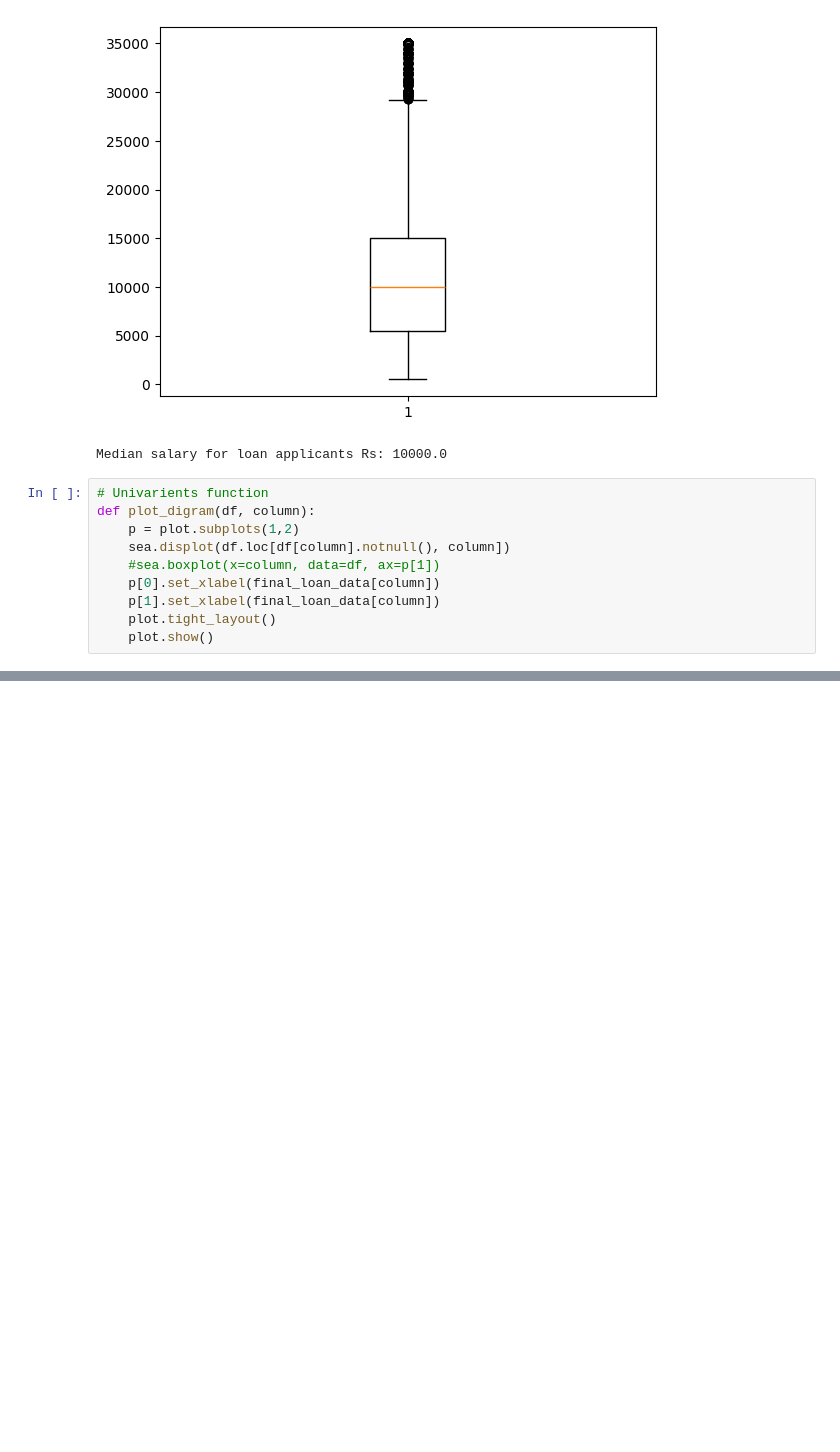
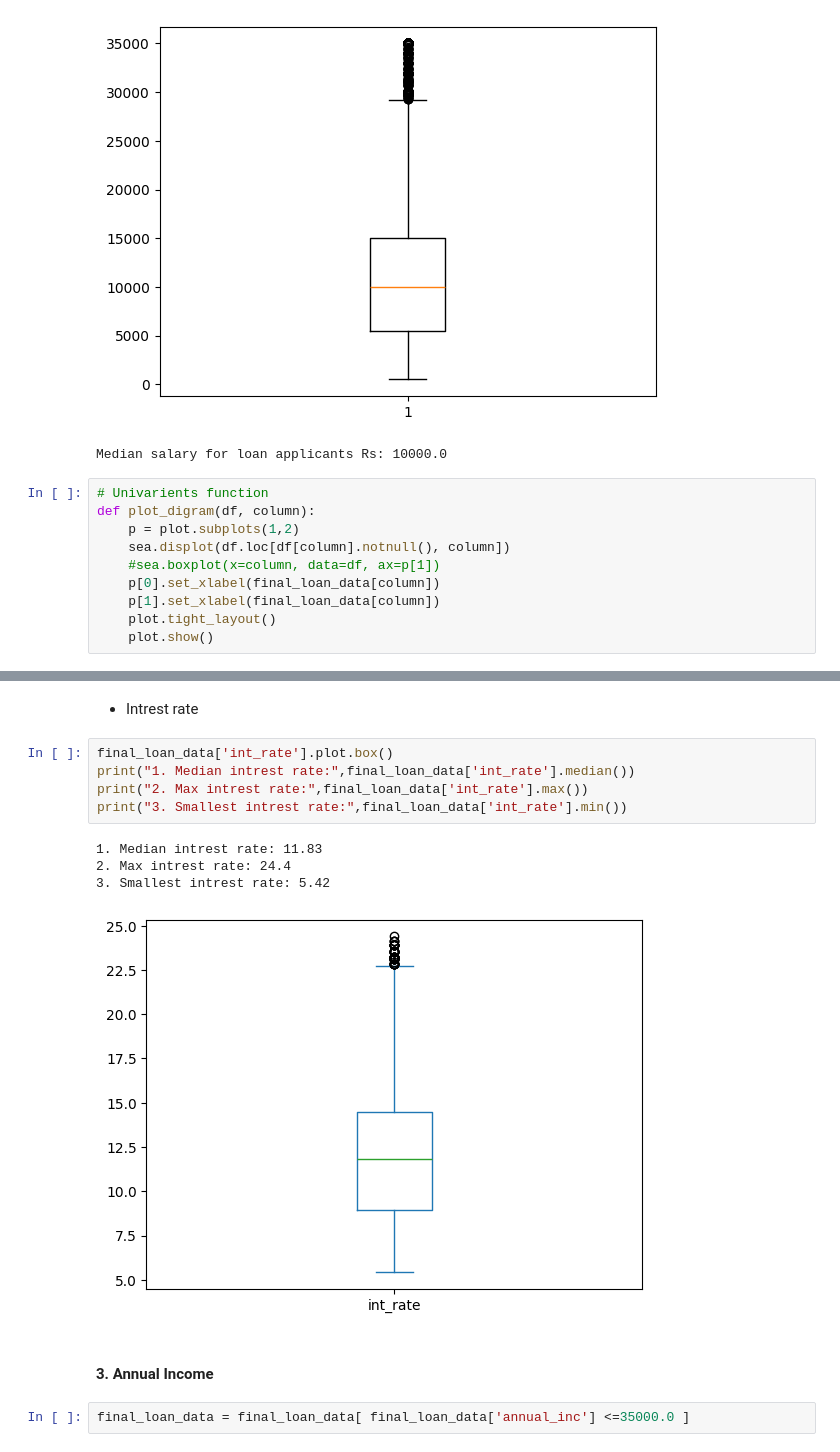
Before and after one commit to abhishek-92a/Lending_Club, a Jupyter notebook: working.ipynb, the cells around one changed output, grey strips where cells are left out. Saved outputs shown, nothing was run; the diff lists cells and outputs as text; blank space fills up the shorter version.

```diff
--- a/working.ipynb
+++ b/working.ipynb
@@ -401,0 +337,16 @@ AttributeError: 'Figure' object has no attribute 'set_xlabel'
+# %% [markdown]
+-  Intrest rate
+# %%
+final_loan_data['int_rate'].plot.box()
+print("1. Median intrest rate:",final_loan_data['int_rate'].median())
+print("2. Max intrest rate:",final_loan_data['int_rate'].max())
+print("3. Smallest intrest rate:",final_loan_data['int_rate'].min())
+# %% [output]
+1. Median intrest rate: 11.83
+2. Max intrest rate: 24.4
+3. Smallest intrest rate: 5.42
+[figure, added]
+# %% [markdown]
+#### 3. Annual Income
+# %%
+final_loan_data = final_loan_data[ final_loan_data['annual_inc'] <=35000.0 ]
```
Also changed, not shown: parts of 34 cells of this notebook.
